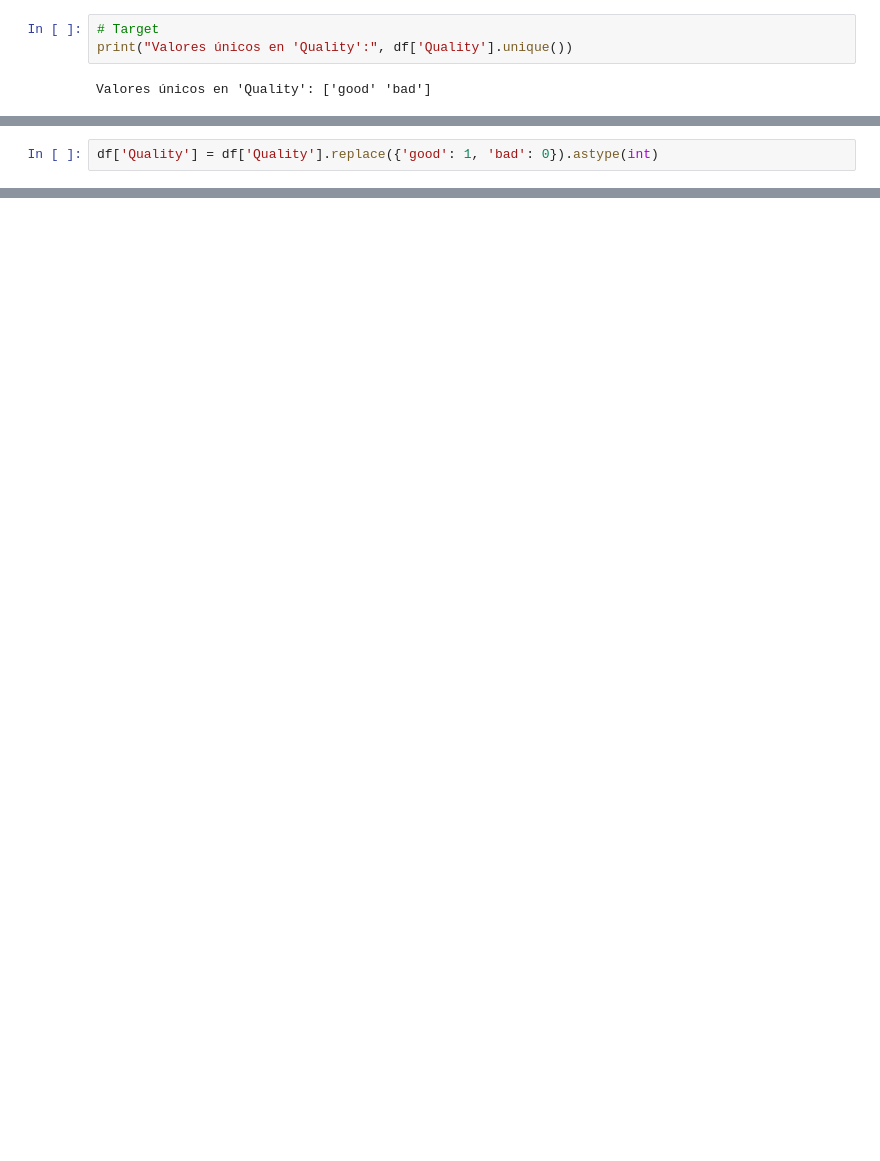
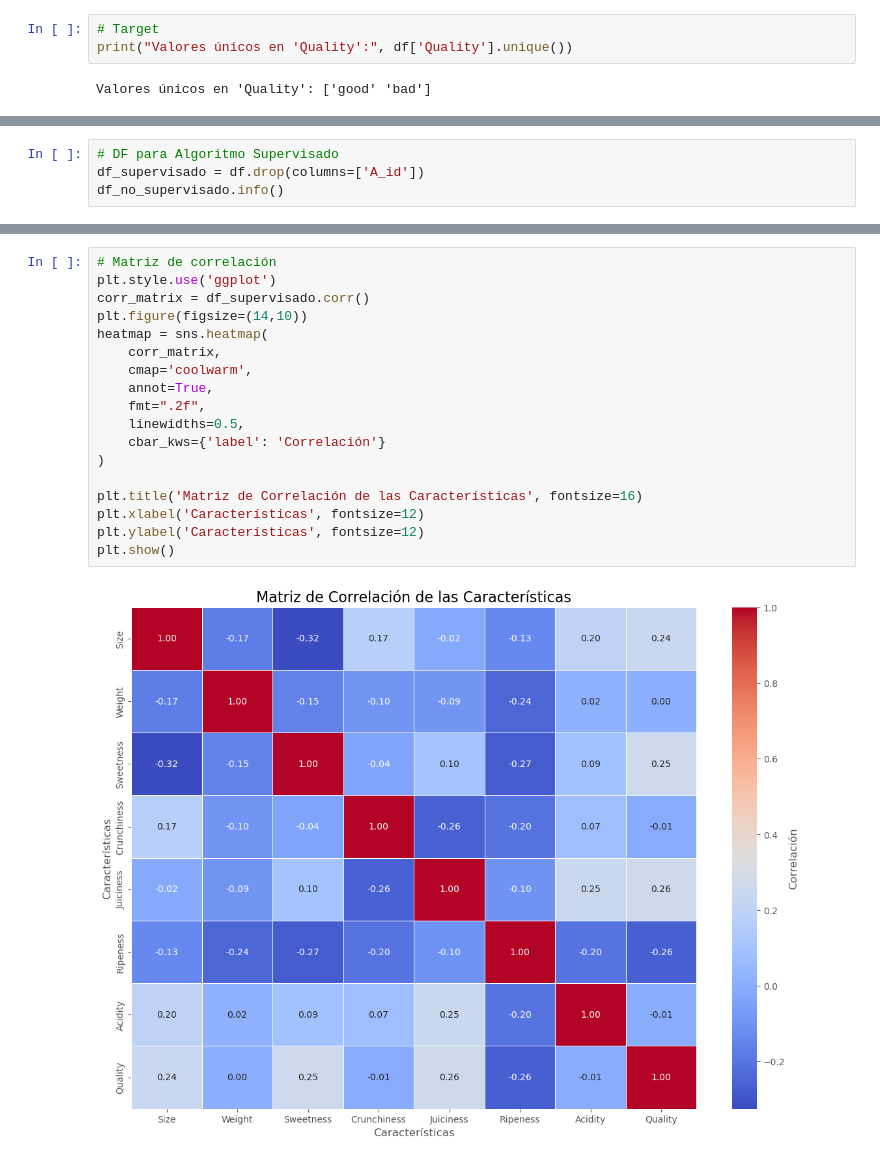
Before and after one commit to csolis97/04_Machine_Learning, a Jupyter notebook: Laboratorios/Notebooks/Machine_Learning_Lab_N4.Op1.ipynb, the cells around one changed output, grey strips where cells are left out. Drawn from its saved outputs; the diff is of its cells as text; blank space fills up the shorter version.

```diff
--- a/Laboratorios/Notebooks/Machine_Learning_Lab_N4.Op1.ipynb
+++ b/Laboratorios/Notebooks/Machine_Learning_Lab_N4.Op1.ipynb
@@ -283,2 +240,0 @@ plt.show()
-# %%
-df['Quality'] = df['Quality'].replace({'good': 1, 'bad': 0}).astype(int)
@@ -579,0 +261,4 @@ plt.show()
+# %%
+# DF para Algoritmo Supervisado
+df_supervisado = df.drop(columns=['A_id'])
+df_no_supervisado.info()
@@ -579,0 +301,20 @@ plt.show()
+# %%
+# Matriz de correlación
+plt.style.use('ggplot')
+corr_matrix = df_supervisado.corr()
+plt.figure(figsize=(14,10))
+heatmap = sns.heatmap(
+    corr_matrix,
+    cmap='coolwarm',
+    annot=True,
+    fmt=".2f",
+    linewidths=0.5,
+    cbar_kws={'label': 'Correlación'}
+)
+
+plt.title('Matriz de Correlación de las Características', fontsize=16)
+plt.xlabel('Características', fontsize=12)
+plt.ylabel('Características', fontsize=12)
+plt.show()
+# %% [output]
+[figure, added]
```
Also changed, not shown: parts of 67 cells of this notebook.
